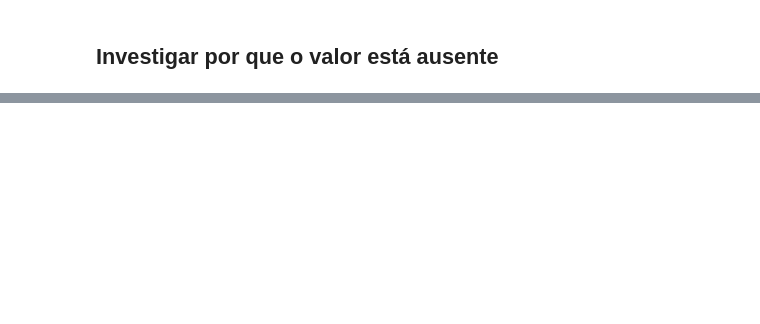
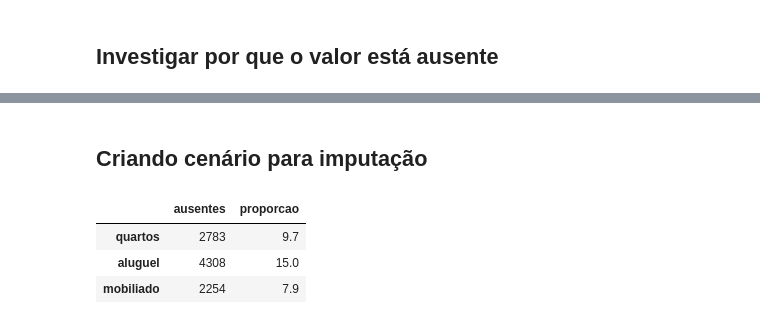
Before and after one commit to moraesadanilo/data-science, a Jupyter notebook: Unidade_2/Aula_06/laboratorio_06.ipynb, the cells around one changed output, grey strips where cells are left out. Cells and saved outputs as stored; diff of their text form; code cells hidden in the pictures; blank space fills up the shorter version.

Commit message:
Imputação dos valores faltantes de aluguel

```diff
--- a/Unidade_2/Aula_06/laboratorio_06.ipynb
+++ b/Unidade_2/Aula_06/laboratorio_06.ipynb
@@ -194,0 +234,44 @@ plt.show()
+# %% [markdown]
+## Criando cenário para imputação
+# %%
+# Função de apagamento e gabarito base.
+aleatorio = np.random.default_rng(42)
+
+def apagar_aleatoriamente(valores, proporcao):
+    # Gera um número aleatório para cada linha. Se for menor que a proporção (ex: 0.2 para 20%),
+    # o método .mask() substitui o valor original por um valor nulo (NaN)
+
+    return valores.mask(aleatorio.random(len(valores)) < proporcao)
+
+gabarito_imoveis = (
+    imoveis
+    .dropna(subset=["condominio", "vagas_garagem"])
+    .reset_index(drop=True)
+)
+# %%
+# Apaga valores em três colunas de tipos diferentes
+imoveis_ausentes = (
+    gabarito_imoveis
+    .assign(
+        quartos= lambda df: apagar_aleatoriamente(df["quartos"], .10),
+        aluguel= lambda df: apagar_aleatoriamente(df["aluguel"], .15),
+        mobiliado= lambda df: apagar_aleatoriamente(df["mobiliado"], .08),
+    )
+)
+# %%
+(
+    imoveis_ausentes[["quartos", "aluguel", "mobiliado"]]
+    .isna()
+    .sum()
+    .to_frame("ausentes")
+    .assign(
+        proporcao = lambda x: (x.ausentes / len(imoveis_ausentes)).round(3)*100
+    )
+
+
+)
+# %% [output]
+|  | ausentes | proporcao |
+| quartos | 2783 | 9.7 |
+| aluguel | 4308 | 15.0 |
+| mobiliado | 2254 | 7.9 |
```
Also changed, not shown: parts of 5 cells of this notebook.
